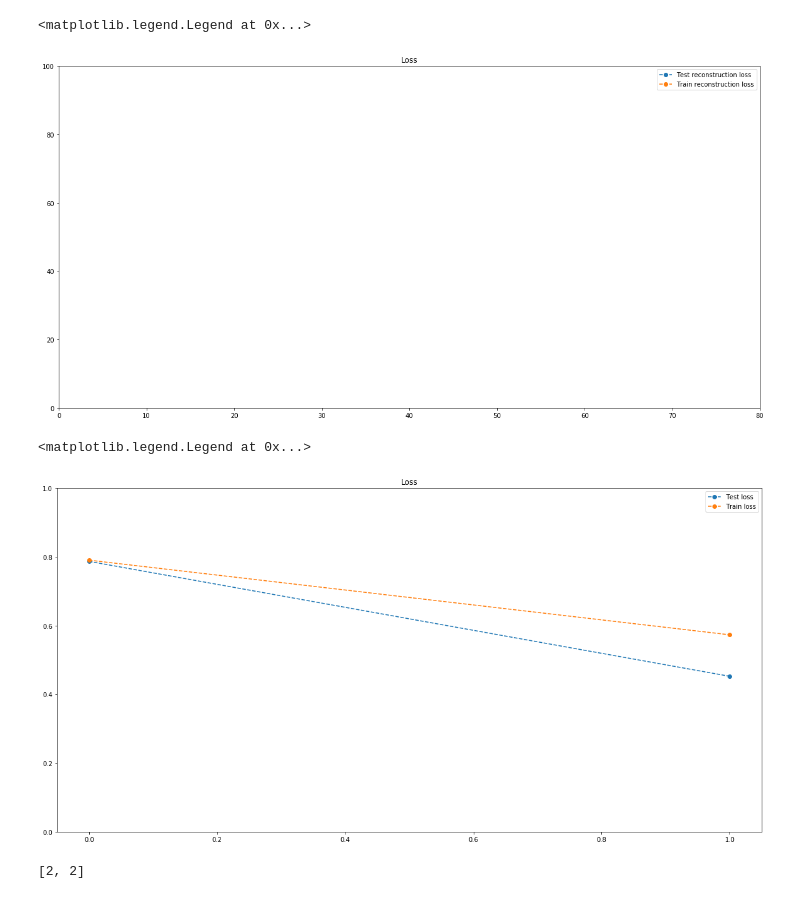
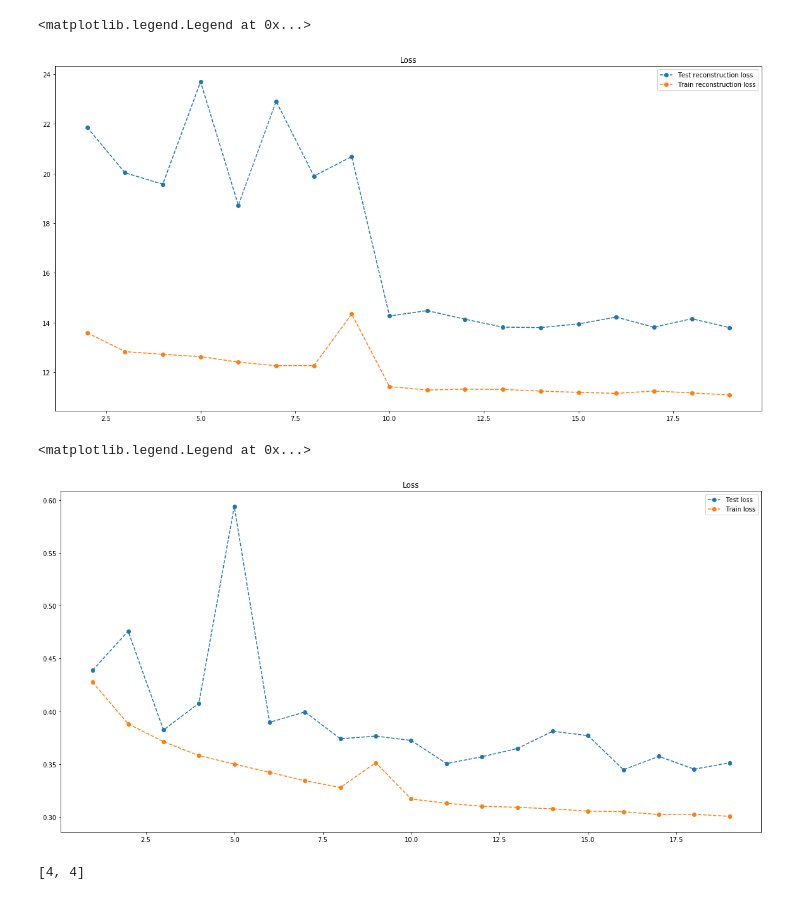
Before and after one commit to ethanleet/CapsNet, a Jupyter notebook: Statistics plotting.ipynb, the cells around one changed output. Saved outputs shown, nothing was run; the diff lists cells and outputs as text; code cells hidden in the pictures.

```diff
--- a/Statistics plotting.ipynb
+++ b/Statistics plotting.ipynb
@@ -5,7 +5,7 @@ import matplotlib.pyplot as plt
 import numpy as np
 %matplotlib inline
 LOG_DIR = "logs"
-filename= "log-1527988739.6861124.txt"
+filename= "log-1528067112.7609706.txt"
 path = os.path.join(LOG_DIR, filename)
 data = pd.read_csv(path,skipinitialspace=True)
 # %%
@@ -17,29 +31,29 @@ data
 # %%
 plt.figure(figsize=(20,10))
 plt.title("Loss")
-plt.xlim([0, 80])
-plt.ylim([0.0, 100.0])
+# plt.xlim([0, 80])
+# plt.ylim([0.0, 100.0])
 plt.plot(data.reconstruction_loss_test[2:], '--o', label='Test reconstruction loss')
 plt.plot(data.reconstruction_loss_train[2:], '--o', label='Train reconstruction loss')
 plt.legend()
 # %% [output]
 <matplotlib.legend.Legend at 0x...>
-[figure, old version]
+[figure, new version]
 # %%
 
 plt.figure(figsize=(20,10))
 plt.title("Loss")
-plt.ylim([0,1])
-plt.plot(data.test_loss, '--o', label='Test loss')
-plt.plot(data.train_loss, '--o', label='Train loss')
+# plt.ylim([0,1])
+plt.plot(data.test_loss[1:], '--o', label='Test loss')
+plt.plot(data.train_loss[1:], '--o', label='Train loss')
 plt.legend()
 # %% [output]
 <matplotlib.legend.Legend at 0x...>
-[figure, old version]
+[figure, new version]
 # %%
 [len(data.test_accuracy),len(data.test_accuracy)]
 # %% [output]
-[2, 2]
+[4, 4]
 # %%
 plt.figure(figsize=(20,10))
 plt.ylim([99.4,99.7])
```
Also changed, not shown: parts of 3 cells of this notebook.
